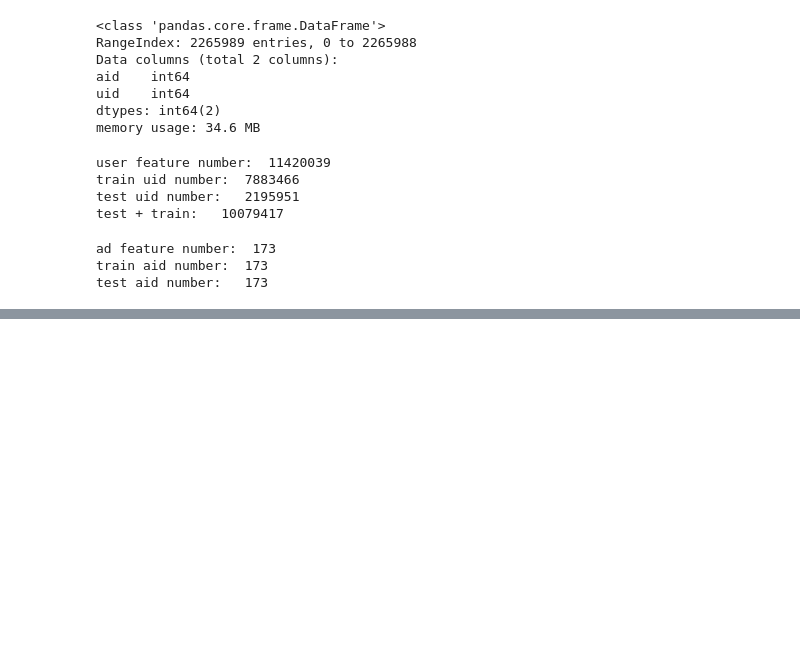
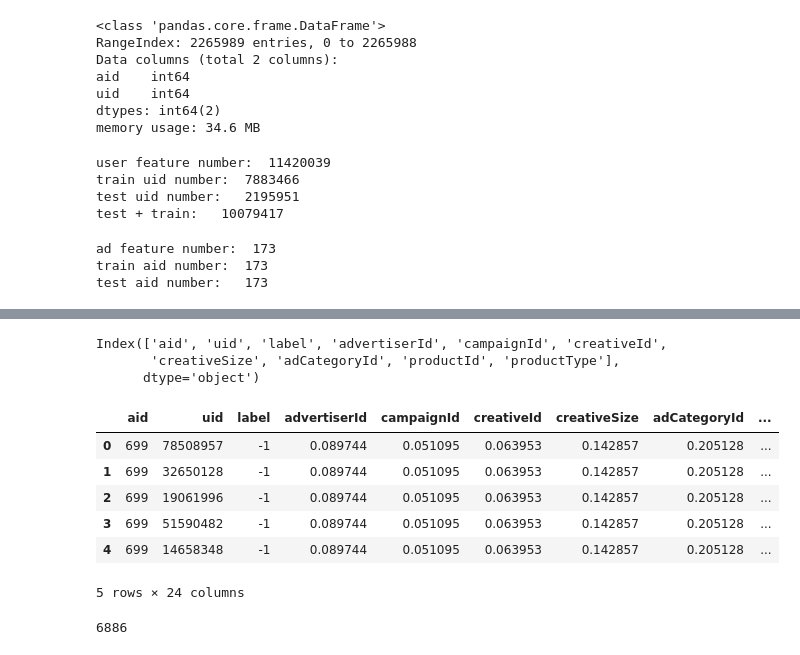
Before and after one commit to ModaoT/firstkill, a Jupyter notebook: data_integration.ipynb, the cells around one changed output, grey strips where cells are left out. Saved outputs shown, nothing was run; the diff lists cells and outputs as text; code cells hidden in the pictures; blank space fills up the shorter version.

```diff
--- a/data_integration.ipynb
+++ b/data_integration.ipynb
@@ -2,7 +2,7 @@
 import pandas as pd
 # %%
 ad_feature_mapped = pd.read_csv('data/ad_feature_mapped.csv')
-user_feature_base_normalized = pd.read_csv('data/user_feature_base_normalized.csv')
+user_feature_final = pd.read_csv('data/user_feature_final.csv')
 train = pd.read_csv('data/train.csv')
 test = pd.read_csv('data/test.csv')
 # %%
@@ -112,0 +106,21 @@ user_feature_base_normalized[user_feature_base_normalized['uid'] == 79277120]
+# %%
+train_ad.columns
+# %% [output]
+Index(['aid', 'uid', 'label', 'advertiserId', 'campaignId', 'creativeId',
+       'creativeSize', 'adCategoryId', 'productId', 'productType'],
+      dtype='object')
+# %%
+train_ad_user = pd.merge(train_ad, user_feature_final, on='uid')
+train_ad_user.head()
+# %% [output]
+|  | aid | uid | label | advertiserId | campaignId | creativeId | creativeSize | adCategoryId | ... |
+| 0 | 699 | 78508957 | -1 | 0.089744 | 0.051095 | 0.063953 | 0.142857 | 0.205128 | ... |
+| 1 | 699 | 32650128 | -1 | 0.089744 | 0.051095 | 0.063953 | 0.142857 | 0.205128 | ... |
+| 2 | 699 | 19061996 | -1 | 0.089744 | 0.051095 | 0.063953 | 0.142857 | 0.205128 | ... |
+| 3 | 699 | 51590482 | -1 | 0.089744 | 0.051095 | 0.063953 | 0.142857 | 0.205128 | ... |
+| 4 | 699 | 14658348 | -1 | 0.089744 | 0.051095 | 0.063953 | 0.142857 | 0.205128 | ... |
+5 rows × 24 columns
+# %%
+len(train_ad_user[train_ad_user['aid'] == 1746])
+# %% [output]
+6886
```
Also changed, not shown: parts of 14 cells of this notebook, 4 other files.
